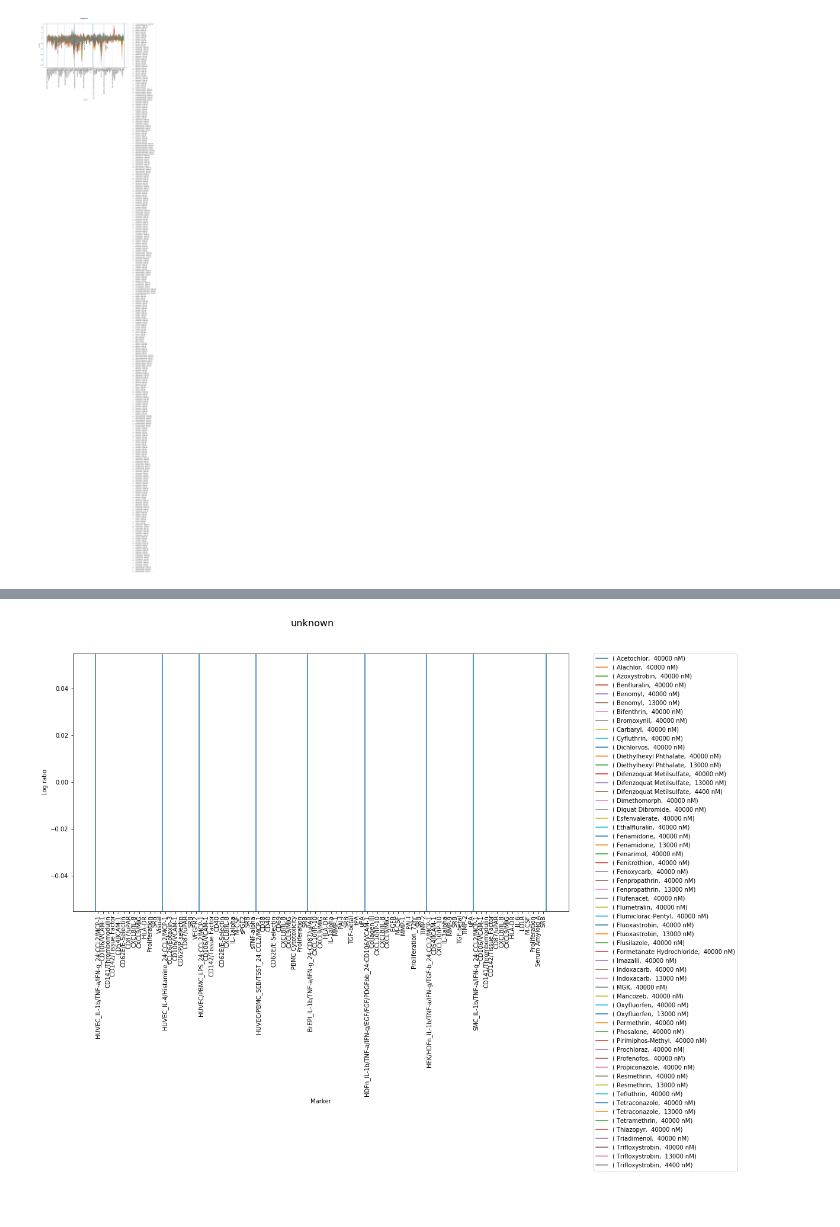
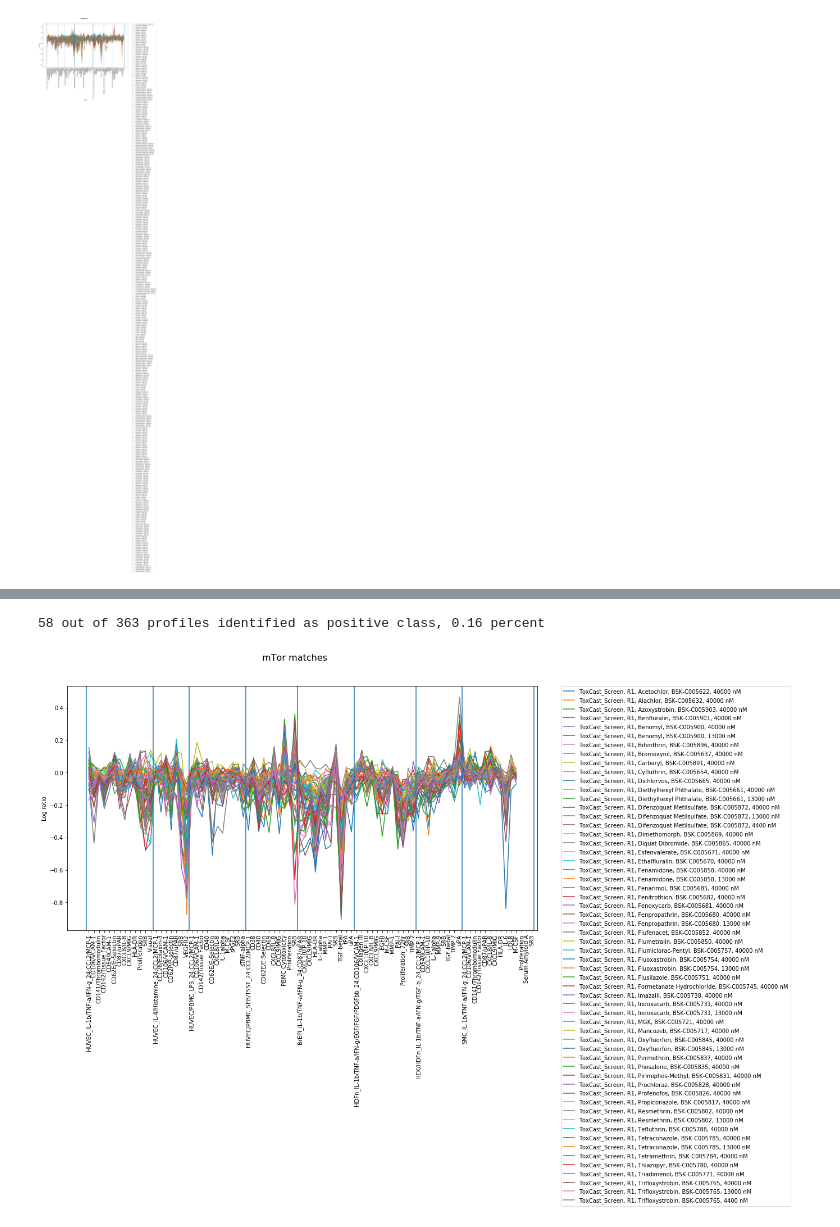
Before and after one commit to AntalBerenyi/SVM, a Jupyter notebook: Notebooks/Predict mTOR inhibitor Mechanism.ipynb, the cells around one changed output, grey strips where cells are left out. Cells and saved outputs as stored; diff of their text form; code cells hidden in the pictures.

Commit message:
Refactored ProfileReader

```diff
--- a/Notebooks/Predict mTOR inhibitor Mechanism.ipynb
+++ b/Notebooks/Predict mTOR inhibitor Mechanism.ipynb
@@ -366,4 +366,11 @@ In this section we validate the model against Supplemental Table 5 in the JBS pa
 # %%
 # predict a negative class
 target_mechanism = 'mTOR inhibitor'
+# %%
+# read in profiles to be classified:
+pr = ProfileReader(data_file='Validation/Berg JBS 2013 Supplemental Table 5 - Profiles.xlsx')
+# read in data. Make column 2-level index, level 0 is system, level 1 ir readout
+# row indices are mechanism, agent, concentration
+tox_cast = pr.parse_profiles(keep_column_names=True, drop_profiles=False)
+tox_cast.reset_index(level=0, inplace=True, drop=True)
 # %%
@@ -445,11 +447,8 @@ plt.show()
 # %%
 predictions = best_clf.predict(unknown)
 
-predictions = pdf({'Prediction': best_clf.predict(unknown), 'Target Profiles': target_profiles})
-#predictions.reset_index(inplace=True)
+predictions = pdf({'Prediction': predictions, 'Target Profiles': target_profile_names})
 pd.options.display.max_colwidth = 100 # to fit long profile name
 pd.options.display.max_rows = 1000
-
-display(predictions[['Target Profiles', 'Prediction']])
-predictions.reset_index('mech', inplace=True)
+display(predictions)
 # %% [output]
@@ -474,4 +472,0 @@ predictions.reset_index('mech', inplace=True)
-# %%
-predictions['mech'] = predictions['Prediction'].map({1: target_mechanism, 0:'unknown'})
-predictions.set_index(['mech'], append=True, inplace=True)
-predictions = predictions.reorder_levels([2,0,1])
@@ -502,20 +473,33 @@ predictions.sort_index(level=['mech'], axis=0)
+# %%
+# find matched profiles
+# match on
+matches = pd.merge(left=predictions, right=tox_cast,
+                   left_on='Target Profiles', right_on=tox_cast.columns.values.tolist()[0])
+#matches = predictions[predictions['Prediction'] == 1].join(tox_cast).iloc[:, 3:]
+matches.set_index('Target Profiles', inplace=True)
+matches = matches[matches.Prediction == 1].iloc[:, 2:]
+matches
+
+print('{} out of {} profiles identified as positive class, {:.2f} percent'.format(len(matches), len(predictions),
+      sum(predictions['Prediction']/len(predictions))))
+# %% [output]
+58 out of 363 profiles identified as positive class, 0.16 percent
 # %%
 # plot matched profiles
-
 
 ax = matches.T.plot(
     figsize=(15,8),
     sharey=True,
     subplots=False,
-    x=matches.columns.get_level_values(1));
+    x=matches.columns.get_level_values(0));
 plt.legend(bbox_to_anchor=(1.05, 1), loc=2, borderaxespad=0.);
 x, x_labels, v_line_positions = pr.v_line_positions();
 plt.xticks(x, x_labels, rotation='vertical');
 plt.ylabel('Log ratio');
-plt.suptitle('unknown', fontsize = 16)
+plt.suptitle('mTor matches', fontsize = 16)
 # add vertical lines
 for lp in v_line_positions:
     plt.axvline(x=lp-0.5)
 plt.show()
 # %% [output]
-[figure, old version]
+[figure, new version]
```
Also changed, not shown: parts of 9 cells of this notebook, 9 other files.
